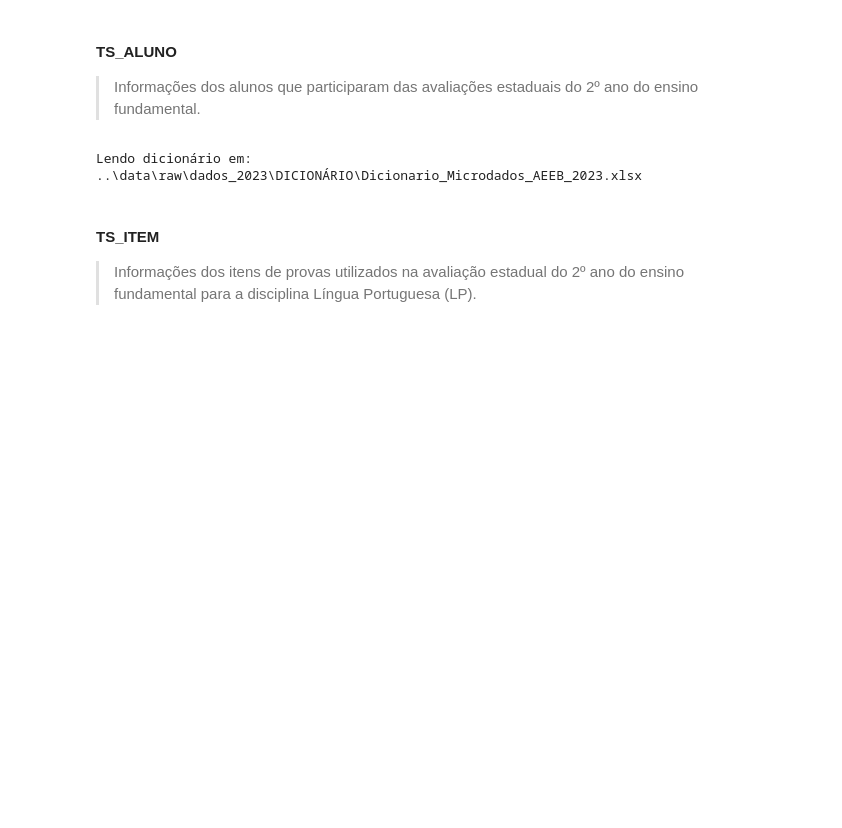
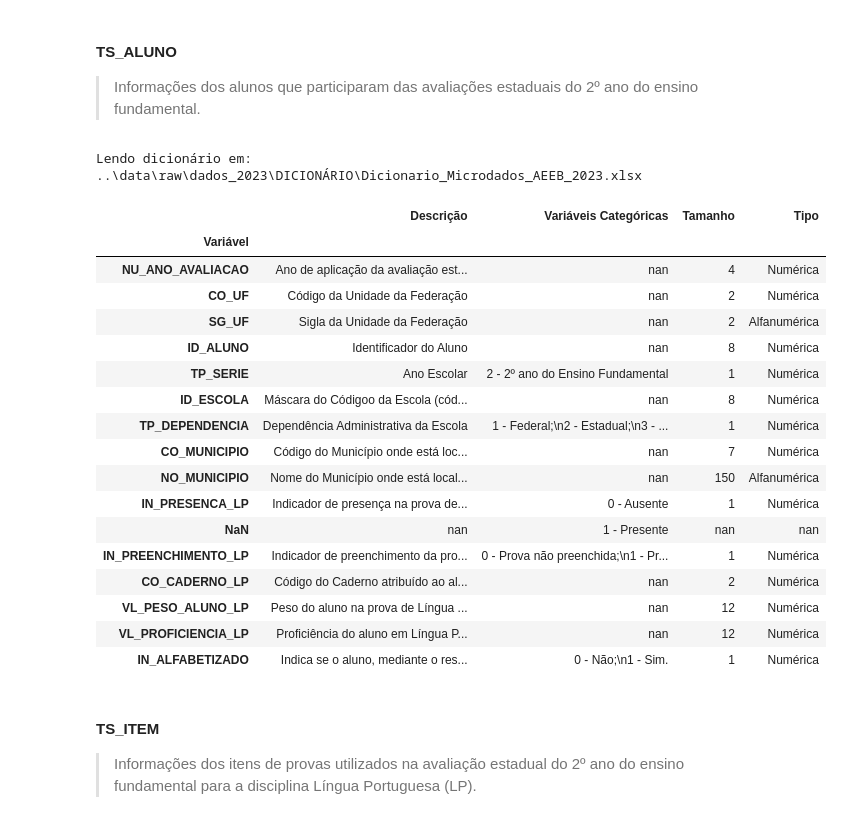
Before and after one commit to LucasRuizMartins/fiap_tech_challenge_02, a Jupyter notebook: notebooks/EDA.ipynb, the cells around one changed output. Drawn from its saved outputs; the diff is of its cells as text; code cells hidden in the pictures; blank space fills up the shorter version.

```diff
--- a/notebooks/EDA.ipynb
+++ b/notebooks/EDA.ipynb
@@ -28,11 +27,29 @@ ano = 2023
 #### TS_ALUNO <br>
 > Informações dos alunos que participaram das avaliações estaduais do 2º ano do ensino fundamental.
 # %%
-#raw_alunos, dicionario_alunos = gerar_df_dic(ano,'TS_ALUNO')
-# raw_alunos.head(5)
-# dicionario_alunos
+raw_alunos, dicionario_alunos = gerar_df_dic(ano,'TS_ALUNO')
+raw_alunos.head(5)
+dicionario_alunos
 # %% [output]
 Lendo dicionário em: ..\data\raw\dados_2023\DICIONÁRIO\Dicionario_Microdados_AEEB_2023.xlsx
+|  | Descrição | Variáveis Categóricas | Tamanho | Tipo |
+| Variável |  |  |  |  |
+| NU_ANO_AVALIACAO | Ano de aplicação da avaliação est... | nan | 4 | Numérica |
+| CO_UF | Código da Unidade da Federação | nan | 2 | Numérica |
+| SG_UF | Sigla da Unidade da Federação | nan | 2 | Alfanumérica |
+| ID_ALUNO | Identificador do Aluno | nan | 8 | Numérica |
+| TP_SERIE | Ano Escolar | 2 - 2º ano do Ensino Fundamental | 1 | Numérica |
+| ID_ESCOLA | Máscara do Códigoo da Escola (cód... | nan | 8 | Numérica |
+| TP_DEPENDENCIA | Dependência Administrativa da Escola | 1 - Federal;\n2 - Estadual;\n3 - ... | 1 | Numérica |
+| CO_MUNICIPIO | Código do Município onde está loc... | nan | 7 | Numérica |
+| NO_MUNICIPIO | Nome do Município onde está local... | nan | 150 | Alfanumérica |
+| IN_PRESENCA_LP | Indicador de presença na prova de... | 0 - Ausente | 1 | Numérica |
+| NaN | nan | 1 - Presente | nan | nan |
+| IN_PREENCHIMENTO_LP | Indicador de preenchimento da pro... | 0 - Prova não preenchida;\n1 - Pr... | 1 | Numérica |
+| CO_CADERNO_LP | Código do Caderno atribuído ao al... | nan | 2 | Numérica |
+| VL_PESO_ALUNO_LP | Peso do aluno na prova de Língua ... | nan | 12 | Numérica |
+| VL_PROFICIENCIA_LP | Proficiência do aluno em Língua P... | nan | 12 | Numérica |
+| IN_ALFABETIZADO | Indica se o aluno, mediante o res... | 0 - Não;\n1 - Sim. | 1 | Numérica |
 # %% [markdown]
 #### TS_ITEM <br>
 > Informações dos itens de provas utilizados na avaliação estadual do 2º ano do ensino fundamental para a disciplina Língua Portuguesa (LP).
```
Also changed, not shown: parts of 2 cells of this notebook, 3 other files.
